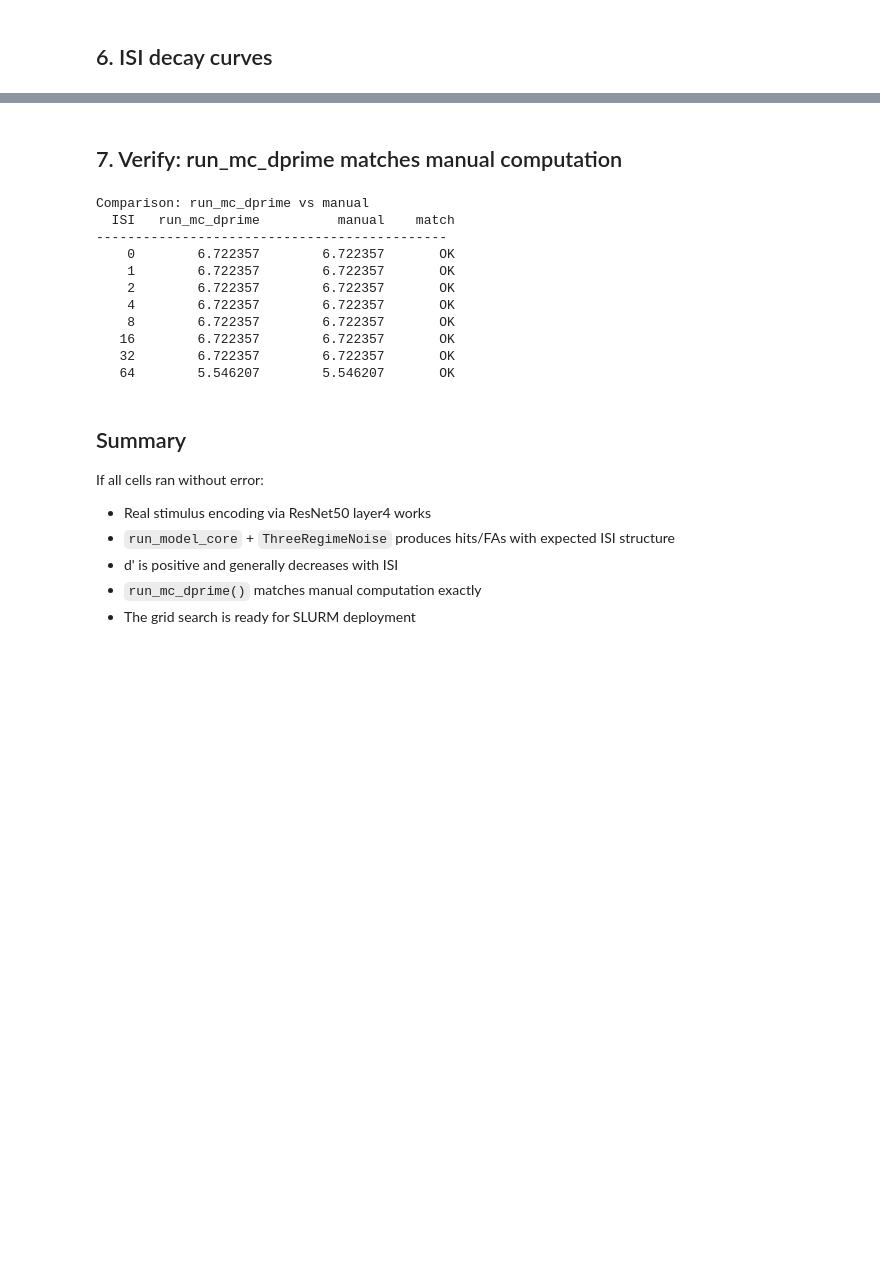
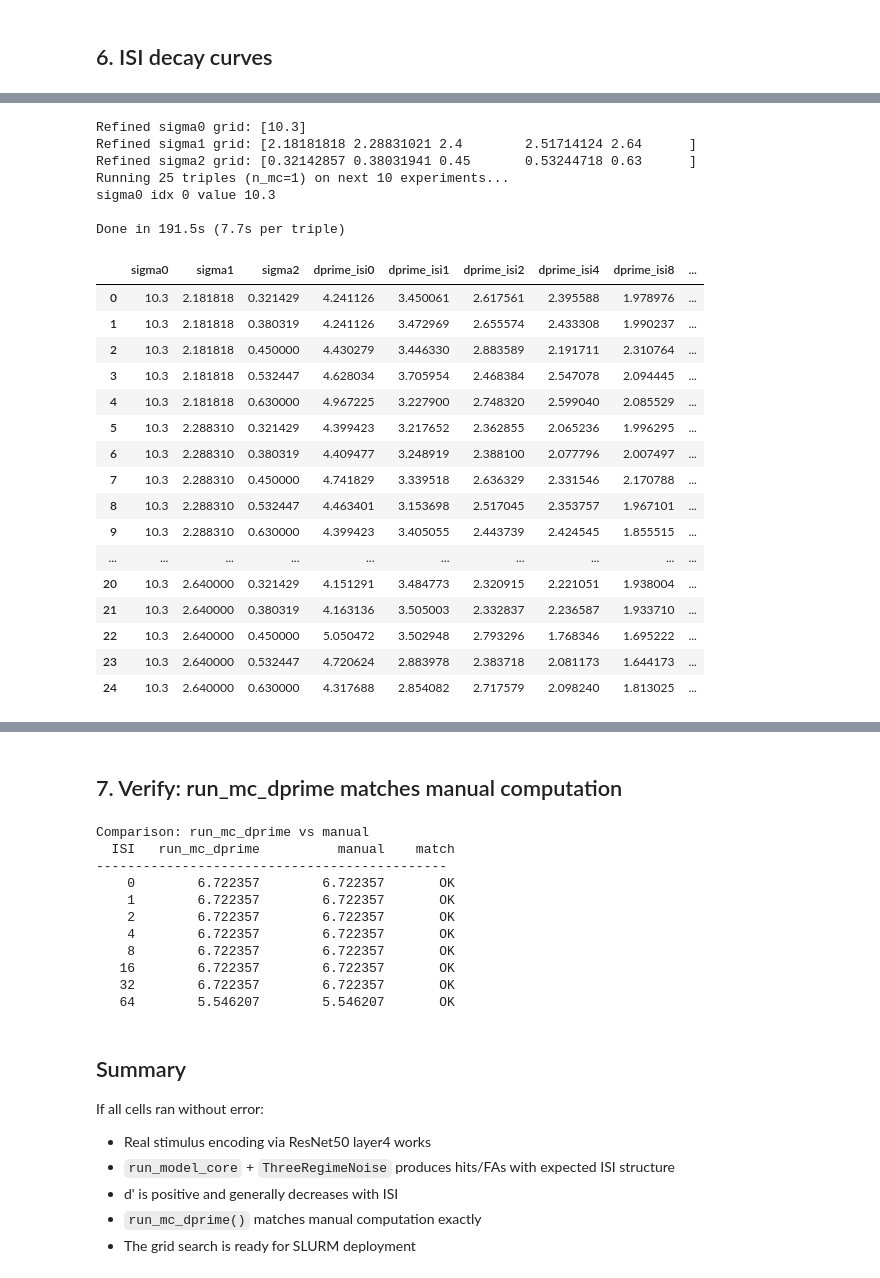
Before and after one commit to bjmedina/memory, a Jupyter notebook: notebooks/test_3step_grid_search.ipynb, the cells around one changed output, grey strips where cells are left out. Saved outputs shown, nothing was run; the diff lists cells and outputs as text; code cells hidden in the pictures; blank space fills up the shorter version.

```diff
--- a/notebooks/test_3step_grid_search.ipynb
+++ b/notebooks/test_3step_grid_search.ipynb
@@ -327,0 +457,80 @@ plt.show()
+# %%
+# Import run_mc_dprime from the grid search script
+sys.path.insert(0, os.path.abspath('../src/model'))
+from run_3step_grid_search import run_mc_dprime
+
+t_step = 5
+metric = 'cosine'
+# Get best hyperparameters from previous sweep
+# best_sigma0 = float(best_hyperparams['sigma0'])
+# best_sigma1 = float(best_hyperparams['sigma1'])
+# best_sigma2 = float(best_hyperparams['sigma2'])
+
+# Make a small grid around the best values (3x3x3), geometric steps
+def centered_geom_grid(center, n=3, factor=2):
+    # e.g., factor=2 creates logspace grid [center/f, center, center*f]
+    return np.geomspace(center / factor, center * factor, n)
+
+sigma0_grid = [10.3]#centered_geom_grid(10.1, n=4, factor=1.05)
+sigma1_grid = centered_geom_grid(2.4, n=5, factor=1.1)
+sigma2_grid = centered_geom_grid(0.45, n=5, factor=1.4)
+
+print("Refined sigma0 grid:", sigma0_grid)
+print("Refined sigma1 grid:", sigma1_grid)
+print("Refined sigma2 grid:", sigma2_grid)
+
+n_mc_grid = 1  # still keep small for testing
+total = len(sigma0_grid) * len(sigma1_grid) * len(sigma2_grid)
+print(f'Running {total} triples (n_mc={n_mc_grid}) on next 10 experiments...')
+
+rows = []
+t_start = time.perf_counter()
+
+for i, s0 in enumerate(sigma0_grid):
+    print(f"sigma0 idx {i} value {s0:.4g}")
+    for s1 in sigma1_grid:
+        for s2 in sigma2_grid:
+            dp, _ = run_mc_dprime(
+                s0, s1, s2,
+                X0=X0, name_to_idx=name_to_idx,
+                experiment_list=experiment_list[10:20],  # next 10 experiments
+                t_step=t_step,
+                isi_values=tuple(ISI_VALUES),
+                n_mc=n_mc_grid,
+                seed=47 + int(s0*1000 + s1*100 + s2*10),
+                metric=metric,
+            )
+            row = {'sigma0': s0, 'sigma1': s1, 'sigma2': s2}
+            for isi in ISI_VALUES:
+                row[f'dprime_isi{isi}'] = dp.get(isi, np.nan)
+            rows.append(row)
+
+elapsed    = time.perf_counter() - t_start
+df_refined = pd.DataFrame(rows)
+print(f'\nDone in {elapsed:.1f}s ({elapsed/total:.1f}s per triple)');
+df_refined
+# %% [output]
+Refined sigma0 grid: [10.3]
+Refined sigma1 grid: [2.18181818 2.28831021 2.4        2.51714124 2.64      ]
+Refined sigma2 grid: [0.32142857 0.38031941 0.45       0.53244718 0.63      ]
+Running 25 triples (n_mc=1) on next 10 experiments...
+sigma0 idx 0 value 10.3
+
+Done in 191.5s (7.7s per triple)
+|  | sigma0 | sigma1 | sigma2 | dprime_isi0 | dprime_isi1 | dprime_isi2 | dprime_isi4 | dprime_isi8 | ... |
+| 0 | 10.3 | 2.181818 | 0.321429 | 4.241126 | 3.450061 | 2.617561 | 2.395588 | 1.978976 | ... |
+| 1 | 10.3 | 2.181818 | 0.380319 | 4.241126 | 3.472969 | 2.655574 | 2.433308 | 1.990237 | ... |
+| 2 | 10.3 | 2.181818 | 0.450000 | 4.430279 | 3.446330 | 2.883589 | 2.191711 | 2.310764 | ... |
+| 3 | 10.3 | 2.181818 | 0.532447 | 4.628034 | 3.705954 | 2.468384 | 2.547078 | 2.094445 | ... |
+| 4 | 10.3 | 2.181818 | 0.630000 | 4.967225 | 3.227900 | 2.748320 | 2.599040 | 2.085529 | ... |
+| 5 | 10.3 | 2.288310 | 0.321429 | 4.399423 | 3.217652 | 2.362855 | 2.065236 | 1.996295 | ... |
+| 6 | 10.3 | 2.288310 | 0.380319 | 4.409477 | 3.248919 | 2.388100 | 2.077796 | 2.007497 | ... |
+| 7 | 10.3 | 2.288310 | 0.450000 | 4.741829 | 3.339518 | 2.636329 | 2.331546 | 2.170788 | ... |
+| 8 | 10.3 | 2.288310 | 0.532447 | 4.463401 | 3.153698 | 2.517045 | 2.353757 | 1.967101 | ... |
+| 9 | 10.3 | 2.288310 | 0.630000 | 4.399423 | 3.405055 | 2.443739 | 2.424545 | 1.855515 | ... |
+| ... | ... | ... | ... | ... | ... | ... | ... | ... | ... |
+| 20 | 10.3 | 2.640000 | 0.321429 | 4.151291 | 3.484773 | 2.320915 | 2.221051 | 1.938004 | ... |
+| 21 | 10.3 | 2.640000 | 0.380319 | 4.163136 | 3.505003 | 2.332837 | 2.236587 | 1.933710 | ... |
+| 22 | 10.3 | 2.640000 | 0.450000 | 5.050472 | 3.502948 | 2.793296 | 1.768346 | 1.695222 | ... |
+| 23 | 10.3 | 2.640000 | 0.532447 | 4.720624 | 2.883978 | 2.383718 | 2.081173 | 1.644173 | ... |
+| 24 | 10.3 | 2.640000 | 0.630000 | 4.317688 | 2.854082 | 2.717579 | 2.098240 | 1.813025 | ... |
```
Also changed, not shown: parts of 6 cells of this notebook, 2 other files.
